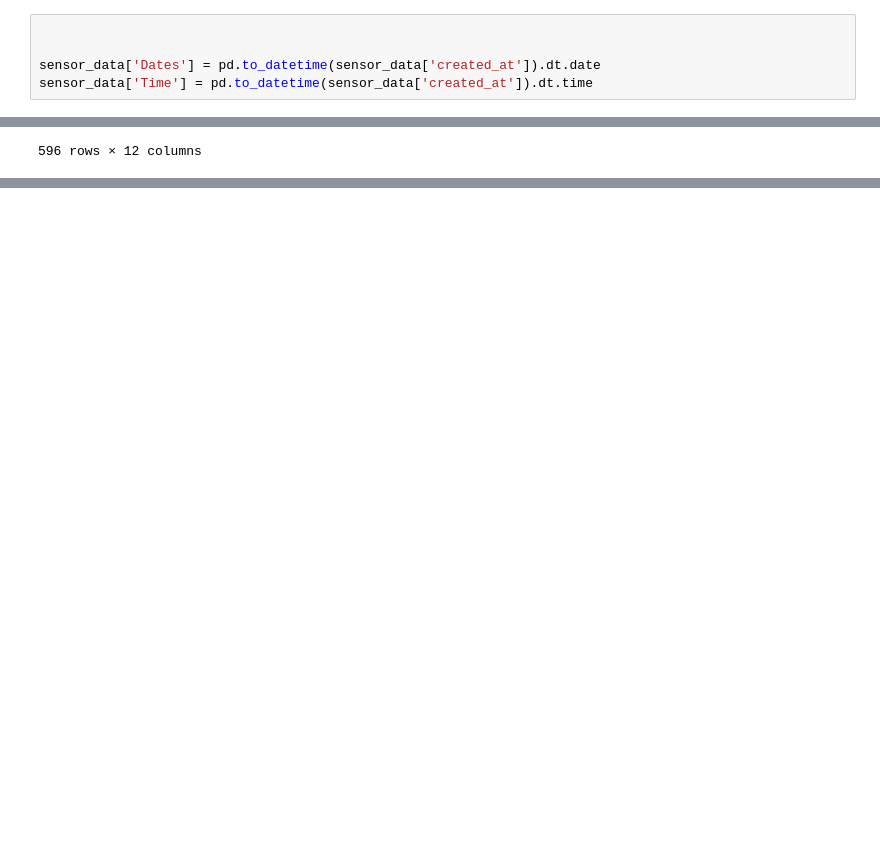
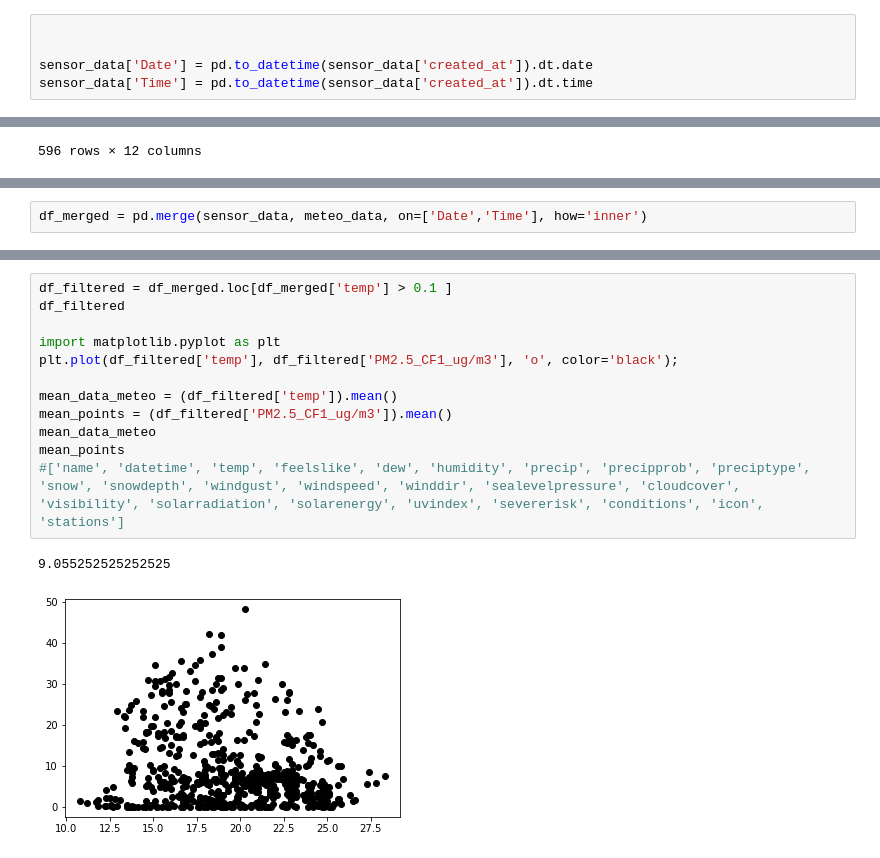
Before and after one commit to audreywagner/DataActivist---Pollution-et-trafic-portuaire, a Jupyter notebook: Meteo/meteo_data.ipynb, the cells around one changed output, grey strips where cells are left out. Drawn from its saved outputs; the diff is of its cells as text; blank space fills up the shorter version.

Commit message:
:merge entre les données

```diff
--- a/Meteo/meteo_data.ipynb
+++ b/Meteo/meteo_data.ipynb
@@ -51,7 +51,7 @@ meteo_data.describe()
 # %%
 
 
-sensor_data['Dates'] = pd.to_datetime(sensor_data['created_at']).dt.date
+sensor_data['Date'] = pd.to_datetime(sensor_data['created_at']).dt.date
 sensor_data['Time'] = pd.to_datetime(sensor_data['created_at']).dt.time
 # %%
 sensor_data
@@ -77,0 +72,2 @@ df3 = pd.to
+# %%
+df_merged = pd.merge(sensor_data, meteo_data, on=['Date','Time'], how='inner')
@@ -77,0 +90,15 @@ df3 = pd.to
+# %%
+df_filtered = df_merged.loc[df_merged['temp'] > 0.1 ]
+df_filtered
+
+import matplotlib.pyplot as plt
+plt.plot(df_filtered['temp'], df_filtered['PM2.5_CF1_ug/m3'], 'o', color='black');
+
+mean_data_meteo = (df_filtered['temp']).mean()
+mean_points = (df_filtered['PM2.5_CF1_ug/m3']).mean()
+mean_data_meteo
+mean_points
+#['name', 'datetime', 'temp', 'feelslike', 'dew', 'humidity', 'precip', 'precipprob', 'preciptype', 'snow', 'snowdepth', 'windgust', 'windspeed', 'winddir', 'sealevelpressure', 'cloudcover', 'visibility', 'solarradiation', 'solarenergy', 'uvindex', 'severerisk', 'conditions', 'icon', 'stations']
+# %% [output]
+9.055252525252525
+[figure, added]
```
Also changed, not shown: parts of 6 cells of this notebook.
